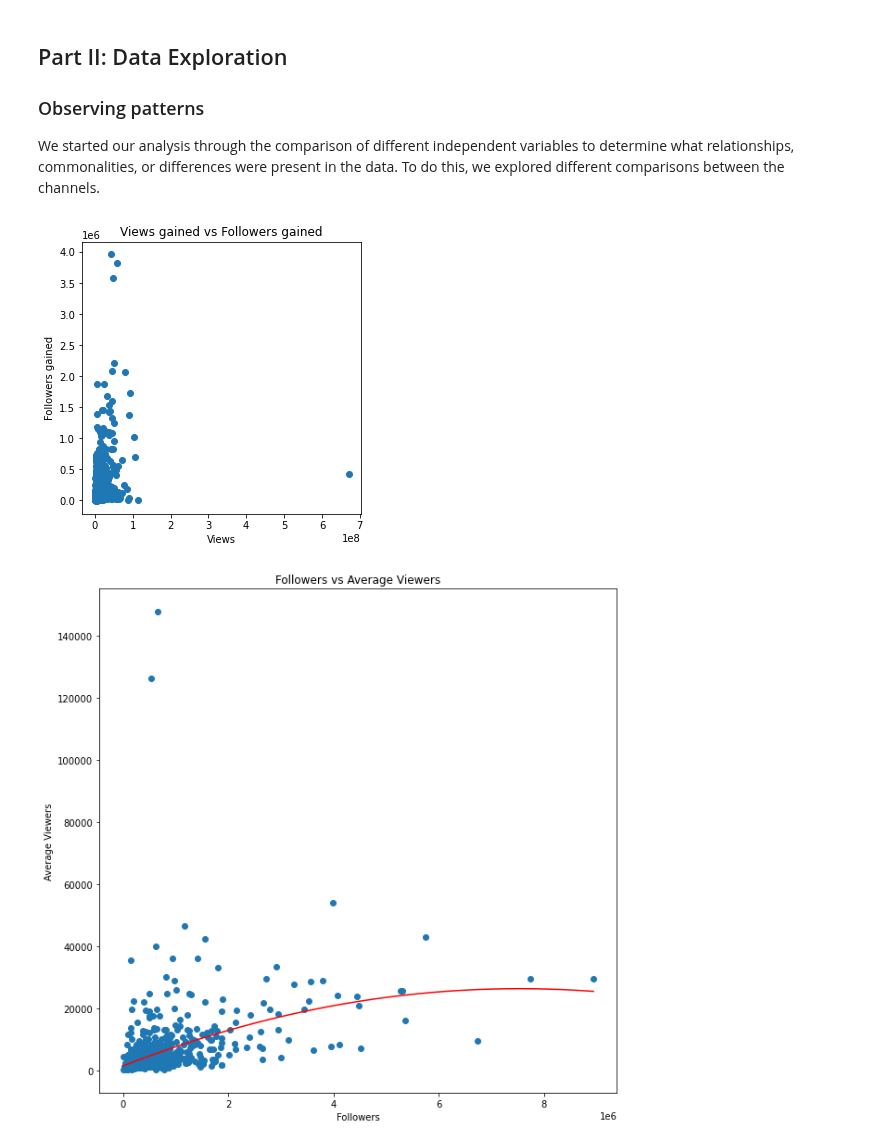
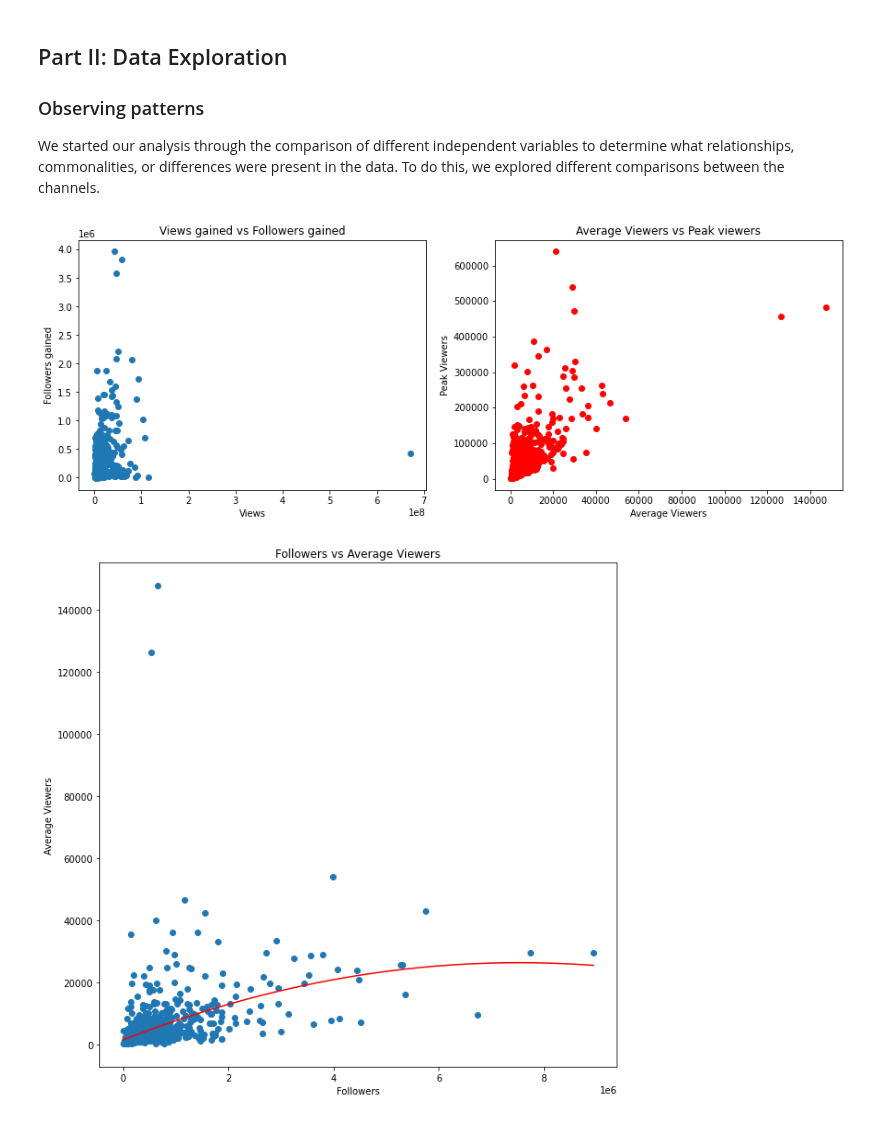
Before and after one commit to BeanutPutters/BeanutPutters.github.io, a Jupyter notebook: project0/Final.ipynb, the cells around one changed output. Cells and saved outputs as stored; diff of their text form; code cells hidden in the pictures.

Commit message:
even more plots

```diff
--- a/project0/Final.ipynb
+++ b/project0/Final.ipynb
@@ -76,14 +76,20 @@ data.head()
 ### Observing patterns
 We started our analysis through the comparison of different independent variables to determine what relationships, commonalities, or differences were present in the data. To do this, we explored different comparisons between the channels.
 # %%
-plt.figure(figsize=(5,5))
+plt.figure(figsize=(23,5))
+plt.subplot(1,3,1)
 plt.scatter(data["Views gained"], data["Followers gained"])
 plt.title("Views gained vs Followers gained")
 plt.xlabel("Views")
 plt.ylabel("Followers gained")
+plt.subplot(1,3,2)
+plt.scatter(data["Average viewers"], data["Peak viewers"], color = "red")
+plt.title("Average Viewers vs Peak viewers")
+plt.xlabel("Average Viewers")
+plt.ylabel("Peak Viewers")
 plt.show()
 # %% [output]
-[figure, old version]
+[figure, new version]
 # %%
 plt.figure(figsize=(10,10))
 plt.scatter(data["Followers"], data["Average viewers"])
```
Also changed, not shown: parts of 9 cells of this notebook.
